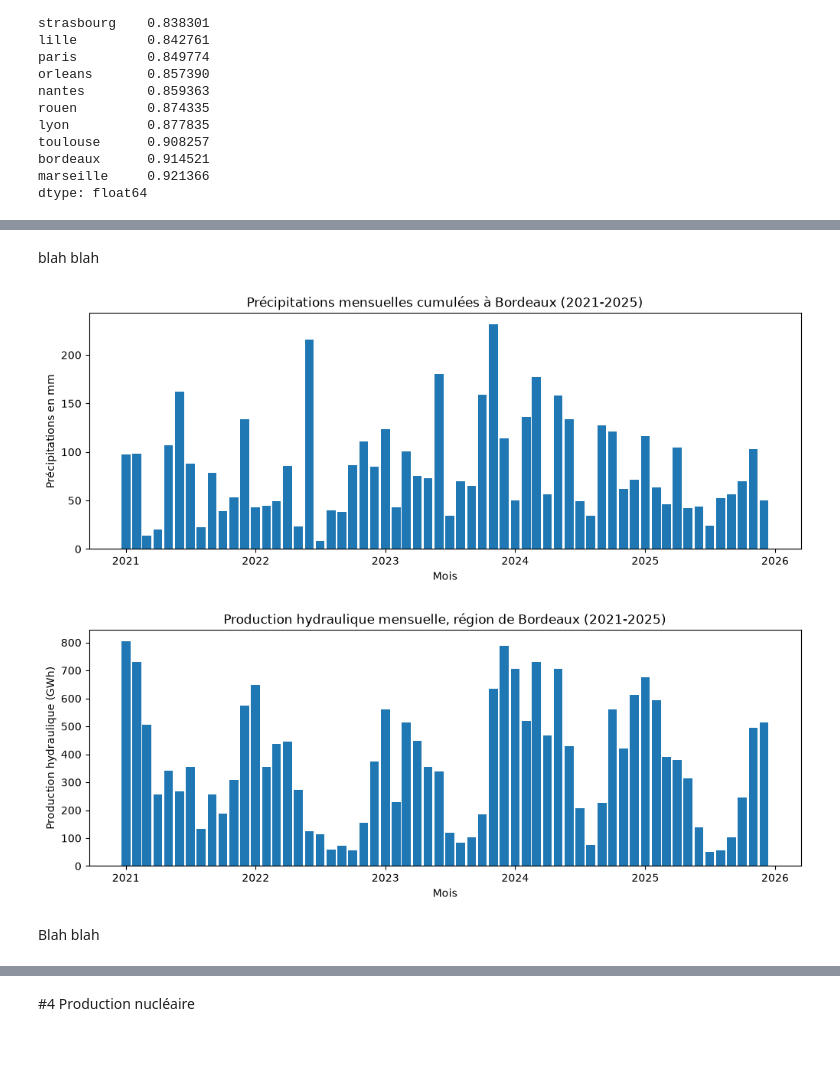
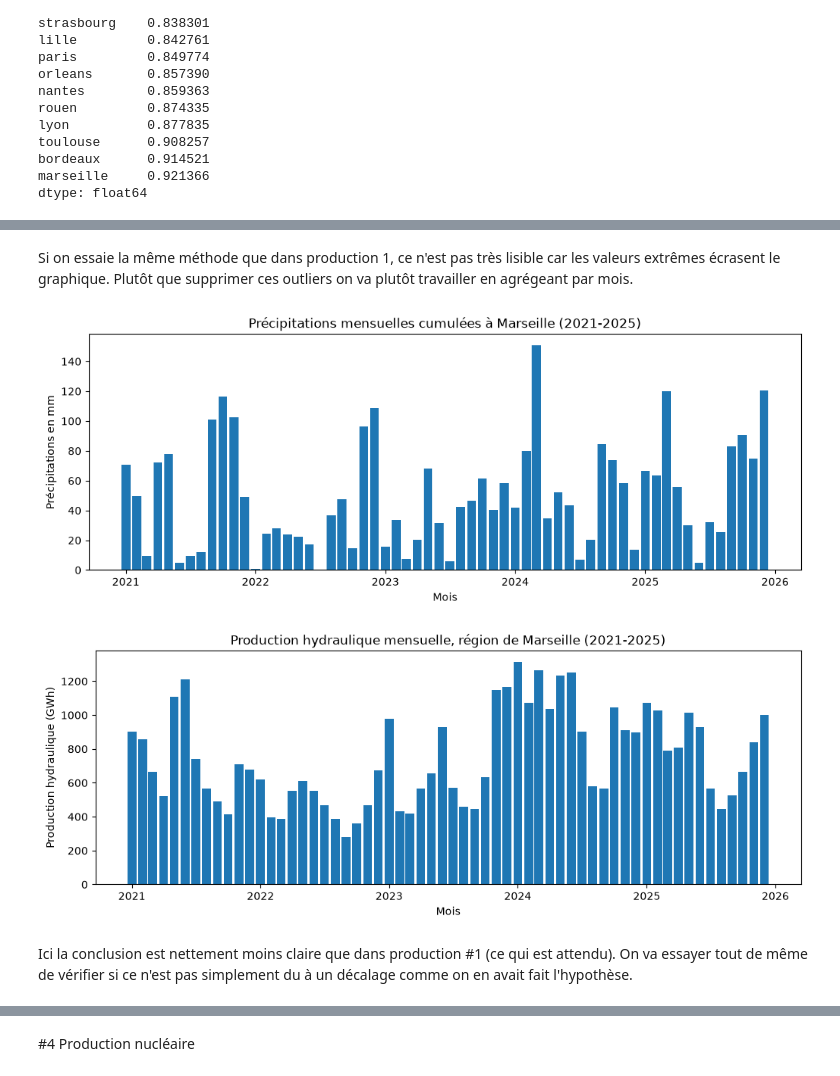
Before and after one commit to Cherif-git-code/Projet-Python-2026-2027, a Jupyter notebook: Rendu_final.ipynb, the cells around one changed output, grey strips where cells are left out. Saved outputs shown, nothing was run; the diff lists cells and outputs as text; code cells hidden in the pictures; blank space fills up the shorter version.

```diff
--- a/Rendu_final.ipynb
+++ b/Rendu_final.ipynb
@@ -476,20 +568,17 @@ tracer_precipitation_jour(meteo, ville)
 # %% [markdown]
-blah blah
+Si on essaie la même méthode que dans production 1, ce n'est pas très lisible car les valeurs extrêmes écrasent le graphique. Plutôt que supprimer ces outliers on va plutôt travailler en agrégeant par mois.
 # %%
-import importlib
-import src.stats_graph
-importlib.reload(src.stats_graph)
 from src.stats_graph import tracer_graphique_hydrau, tracer_hydrau_mois
 from src.meteo import tracer_precipitation_jour, tracer_cumul_mensuel_precipitation
 
-ville="bordeaux"
-#Donc on va plutot réutiliser notre fonction de cumul mensuel.
+ville="marseille"
+
 tracer_cumul_mensuel_precipitation(meteo,ville)
 tracer_hydrau_mois(donnees, ville, col_prod="hydraulique")
 # %% [output]
-[figure, old version]
+[figure, new version]
-[figure, old version]
+[figure, new version]
 # %% [markdown]
-Blah blah
+Ici la conclusion est nettement moins claire que dans production #1 (ce qui est attendu). On va essayer tout de même de vérifier si ce n'est pas simplement du à un décalage comme on en avait fait l'hypothèse.
 # %%
 import pandas as pd
```
Also changed, not shown: parts of 31 cells of this notebook, 1 other file.
